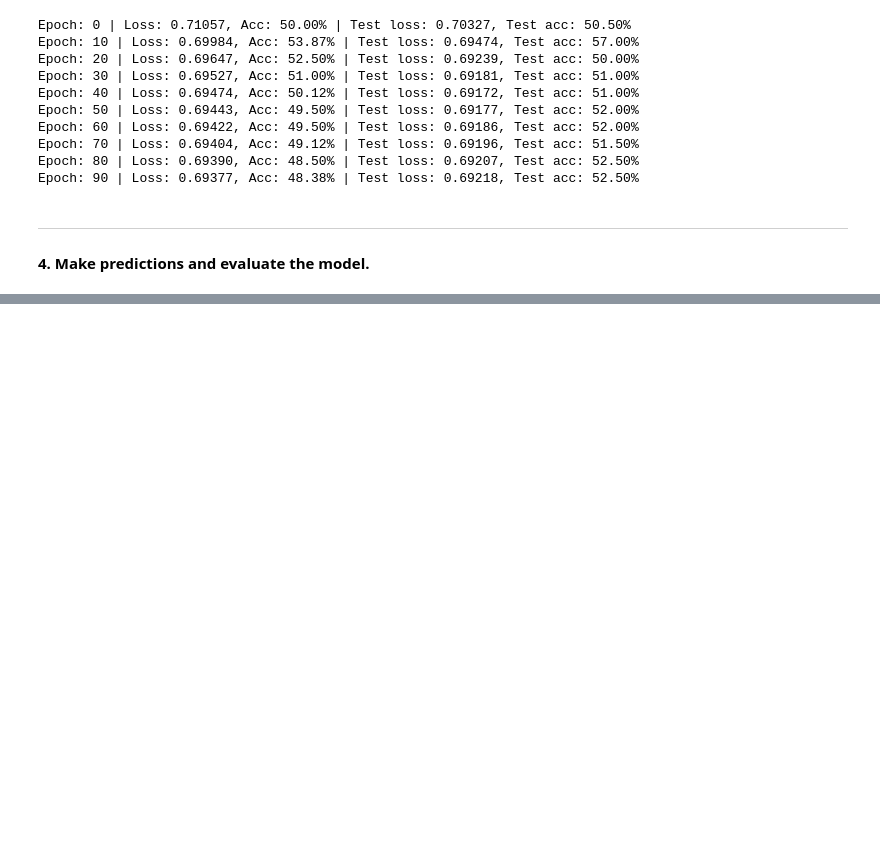
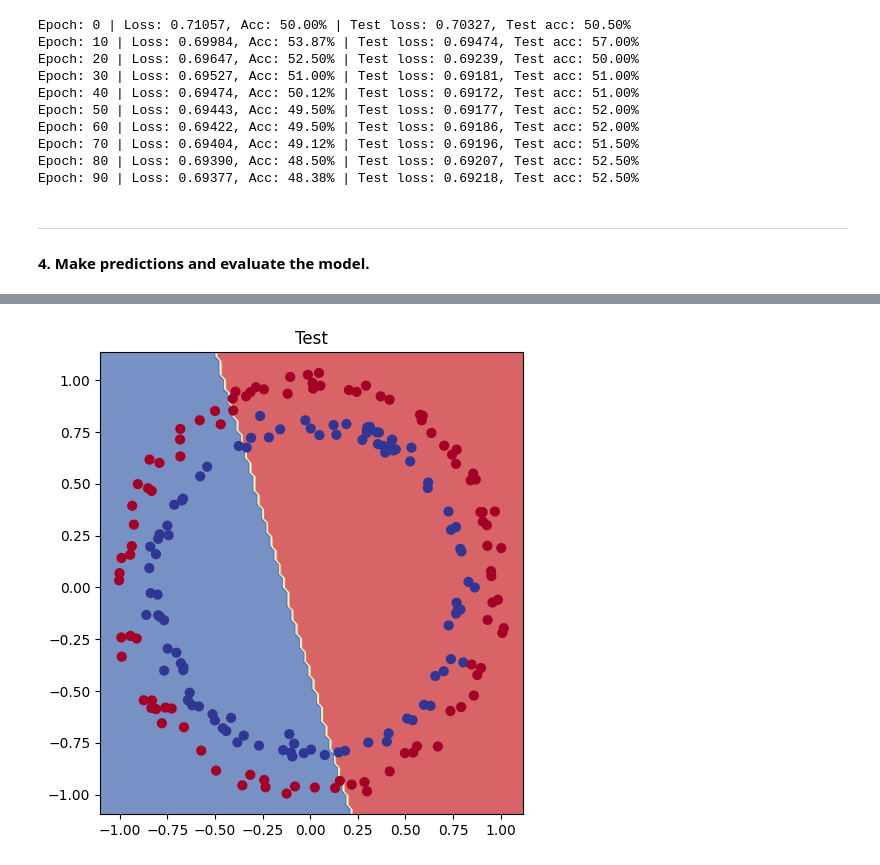
Before and after one commit to hridoynasah/PyTorch-for-Deep-Learning-and-Machine-Learning, a Jupyter notebook: Chapter 2 – Neural Network Classification/learnings/02_pytorch_classification_playground.ipynb, the cells around one changed output, grey strips where cells are left out. Drawn from its saved outputs; the diff is of its cells as text; code cells hidden in the pictures; blank space fills up the shorter version.

```diff
--- a/Chapter 2 – Neural Network Classification/learnings/02_pytorch_classification_playground.ipynb
+++ b/Chapter 2 – Neural Network Classification/learnings/02_pytorch_classification_playground.ipynb
@@ -484,0 +486,7 @@ plot_decision_boundary(model_0, X_train, y_train)
+# %%
+plt.figure(figsize = (12, 6))
+plt.subplot(1, 2, 2)
+plt.title("Test")
+plot_decision_boundary(model_0, X_test, y_test)
+# %% [output]
+[figure, added]
```
Also changed, not shown: parts of 7 cells of this notebook, 1 other file.
